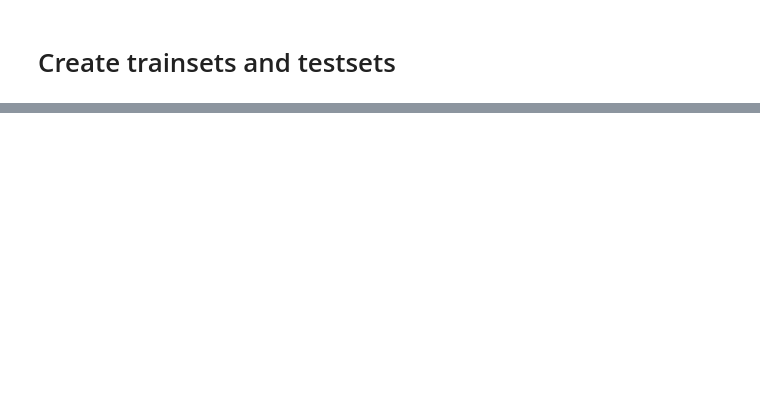
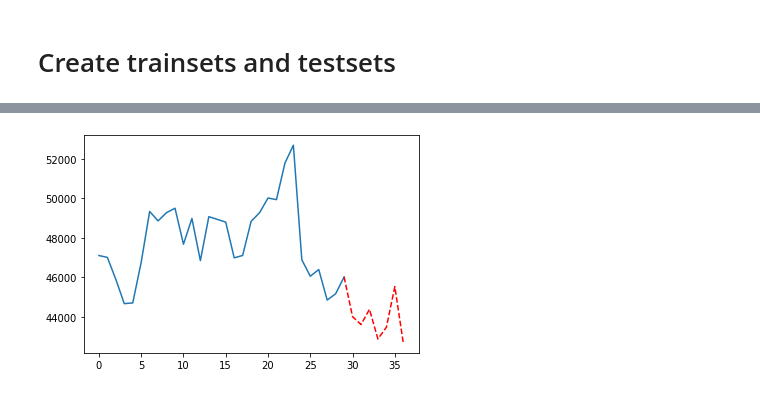
Before and after one commit to alirezaght/bitcoin-price-prediction, a Jupyter notebook: train.ipynb, the cells around one changed output, grey strips where cells are left out. Saved outputs shown, nothing was run; the diff lists cells and outputs as text; code cells hidden in the pictures; blank space fills up the shorter version.

```diff
--- a/train.ipynb
+++ b/train.ipynb
@@ -143,0 +175,87 @@ plot(predicted[0:50])
+# %%
+def fetch_daily_data(symbol):
+    pair_split = symbol.split('/')  # symbol must be in format XXX/XXX ie. BTC/EUR
+    symbol = pair_split[0] + '-' + pair_split[1]
+    url = f'https://api.pro.coinbase.com/products/{symbol}/candles?granularity=86400'
+    response = requests.get(url)
+    if response.status_code == 200:  # check to make sure the response from server is good
+        data = pd.DataFrame(json.loads(response.text), columns=['unix', 'low', 'high', 'open', 'close', 'volume'])
+        data['date'] = pd.to_datetime(data['unix'], unit='s')  # convert to a readable date
+        data['vol_fiat'] = data['volume'] * data['close']      # multiply the BTC volume by closing price to approximate fiat volume
+
+        # if we failed to get any data, print an error...otherwise write the file
+        if data is None:
+            print("Did not return any data from Coinbase for this symbol")
+        else:
+            print("Data downloaded.")
+            return data
+
+    else:
+        print("Did not receieve OK response from Coinbase API")
+
+def last_n_days_data(data: ndarray, n: int):
+  d = data[0:n]
+  data_x = np.zeros((1, n, 4))
+  count = 0
+  index = n - 1
+  while count < n:
+      data_x[0][count][0] = d["open"][index]
+      data_x[0][count][1] = d["high"][index]
+      data_x[0][count][2] = d["low"][index]
+      data_x[0][count][3] = d["close"][index]
+
+      count += 1
+      index -= 1
+  data_x = np.reshape(data_x, (data_x.shape[0], data_x.shape[1], 4))
+  return data_x
+
+
+downloaded_data = fetch_daily_data("BTC/USD")
+new_data = last_n_days_data(downloaded_data, days_in_batch)
+
+
+# prediction_days = 1
+# predictions = np.zeros(prediction_days,)
+# for i in range(prediction_days):
+#   predicted_data = model.predict(new_data)
+#   _new = np.delete(new_data[0], 0)
+#   _new = np.append(_new, predicted_data[0][0])
+#   _new = np.reshape(_new, new_data.shape)
+#   predictions[i] = predicted_data[0][0]
+#   new_data = _new
+
+
+predicted_data = model.predict(new_data)
+predictions = predicted_data[0]
+
+print(f"Data received until {downloaded_data['date'][0]} - price {downloaded_data['open'][0]}")
+count = 0
+for p_data in predictions:
+  count += 1
+  print(f"Predicted for d + {count} => {p_data} - {p_data * (1 + (mape/100.0))}")
+
+
+first_half = np.array(downloaded_data['close'][days_in_batch:0:-1])
+first_range = [*range(len(first_half))]
+second_half = np.insert(predictions, 0, first_half[-1])
+second_range = [*range(len(first_half) - 1, len(first_half) + len(second_half) - 1)]
+plt.plot(first_range, first_half, second_range, second_half, 'r--')
+
+plt.figure("res_multiply_by_mape")
+predicted_data_multiply = predictions * (1 + (mape/100.0))
+second_half = np.insert(predicted_data_multiply, 0, first_half[-1])
+plt.plot(first_range, first_half, second_range, second_half, 'r--')
+
+plt.figure("res_all")
+first_half = np.array(downloaded_data['close'][:0:-1])
+first_range = [*range(len(first_half))]
+second_half = np.insert(predictions, 0, first_half[-1])
+second_range = [*range(len(first_half) - 1, len(first_half) + len(second_half) - 1)]
+plt.plot(first_range, first_half, second_range, second_half, 'r--')
+
+
+plt.figure("res_multiply_by_mape_all")
+predicted_data_multiply_all = predictions * (1 + (mape/100.0))
+second_half = np.insert(predicted_data_multiply_all, 0, first_half[-1])
+plt.plot(first_range, first_half, second_range, second_half, 'r--')
+# %% [output]
@@ -143,0 +273 @@ plot(predicted[0:50])
+[figure, added]
```
Also changed, not shown: parts of 13 cells of this notebook.
